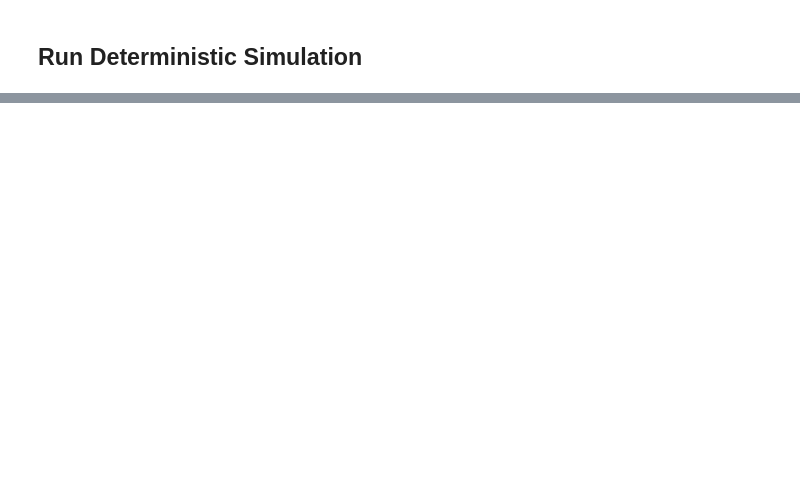
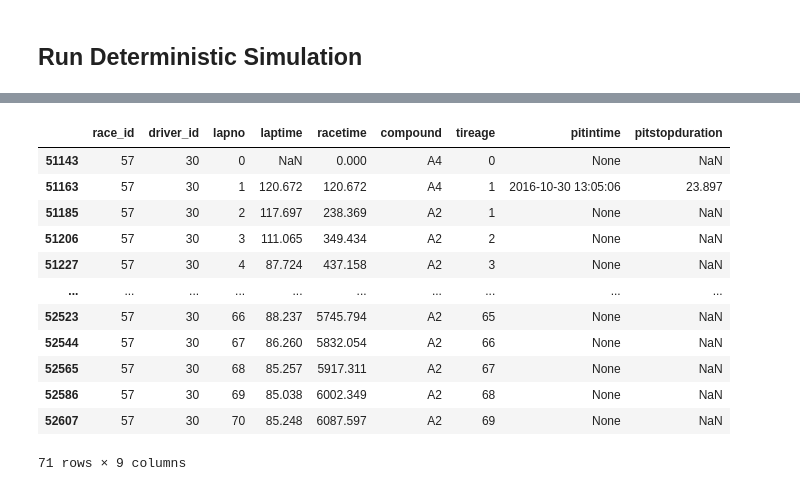
Before and after one commit to emy-olivieri/Formula_1_Race_Time_Simulation_and_Strategy_Optimization, a Jupyter notebook: notebooks/analyse_run.ipynb, the cells around one changed output, grey strips where cells are left out. Saved outputs shown, nothing was run; the diff lists cells and outputs as text; code cells hidden in the pictures; blank space fills up the shorter version.

```diff
--- a/notebooks/analyse_run.ipynb
+++ b/notebooks/analyse_run.ipynb
@@ -159,3 +220,21 @@ Simulation completed for: YasMarina
+# %%
+data_tables["laps"].loc[(data_tables["laps"]["driver_id"]==30)
+                               &
+                               (data_tables["laps"]["race_id"]==57)]
+# %% [output]
+|  | race_id | driver_id | lapno | laptime | racetime | compound | tireage | pitintime | pitstopduration |
+| 51143 | 57 | 30 | 0 | NaN | 0.000 | A4 | 0 | None | NaN |
+| 51163 | 57 | 30 | 1 | 120.672 | 120.672 | A4 | 1 | 2016-10-30 13:05:06 | 23.897 |
+| 51185 | 57 | 30 | 2 | 117.697 | 238.369 | A2 | 1 | None | NaN |
+| 51206 | 57 | 30 | 3 | 111.065 | 349.434 | A2 | 2 | None | NaN |
+| 51227 | 57 | 30 | 4 | 87.724 | 437.158 | A2 | 3 | None | NaN |
+| ... | ... | ... | ... | ... | ... | ... | ... | ... | ... |
+| 52523 | 57 | 30 | 66 | 88.237 | 5745.794 | A2 | 65 | None | NaN |
+| 52544 | 57 | 30 | 67 | 86.260 | 5832.054 | A2 | 66 | None | NaN |
+| 52565 | 57 | 30 | 68 | 85.257 | 5917.311 | A2 | 67 | None | NaN |
+| 52586 | 57 | 30 | 69 | 85.038 | 6002.349 | A2 | 68 | None | NaN |
+| 52607 | 57 | 30 | 70 | 85.248 | 6087.597 | A2 | 69 | None | NaN |
+71 rows × 9 columns
 # %%
 import pickle
 from run import Run
```
Also changed, not shown: parts of 8 cells of this notebook, 8 other files.
